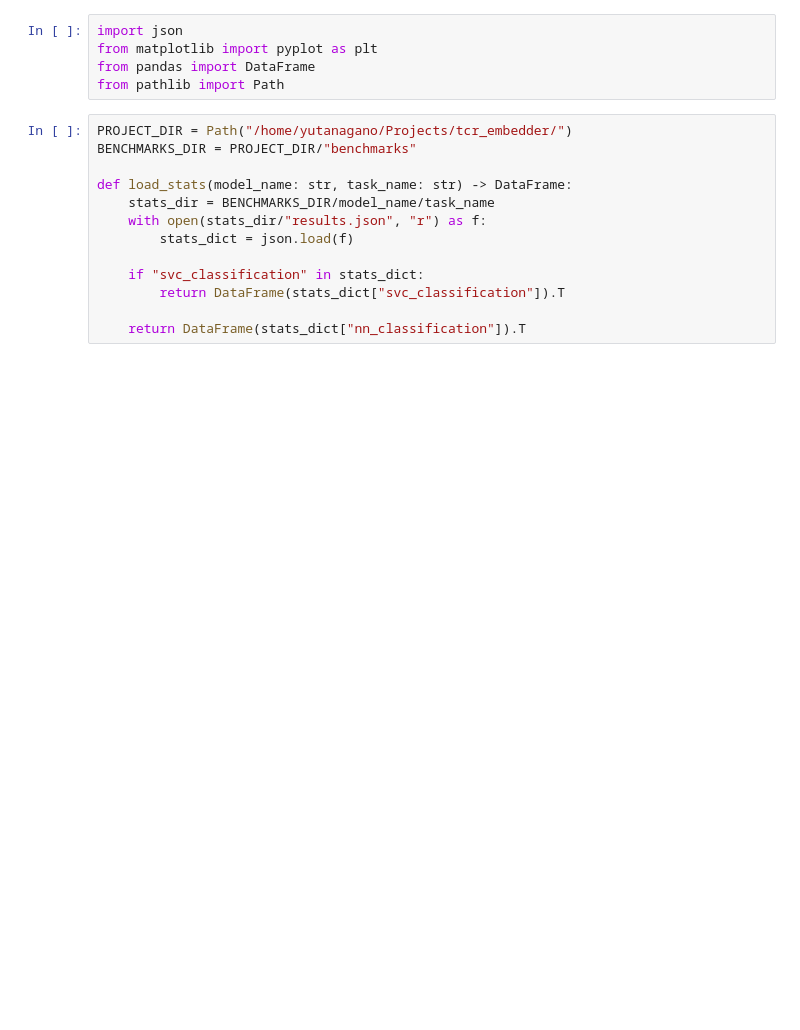
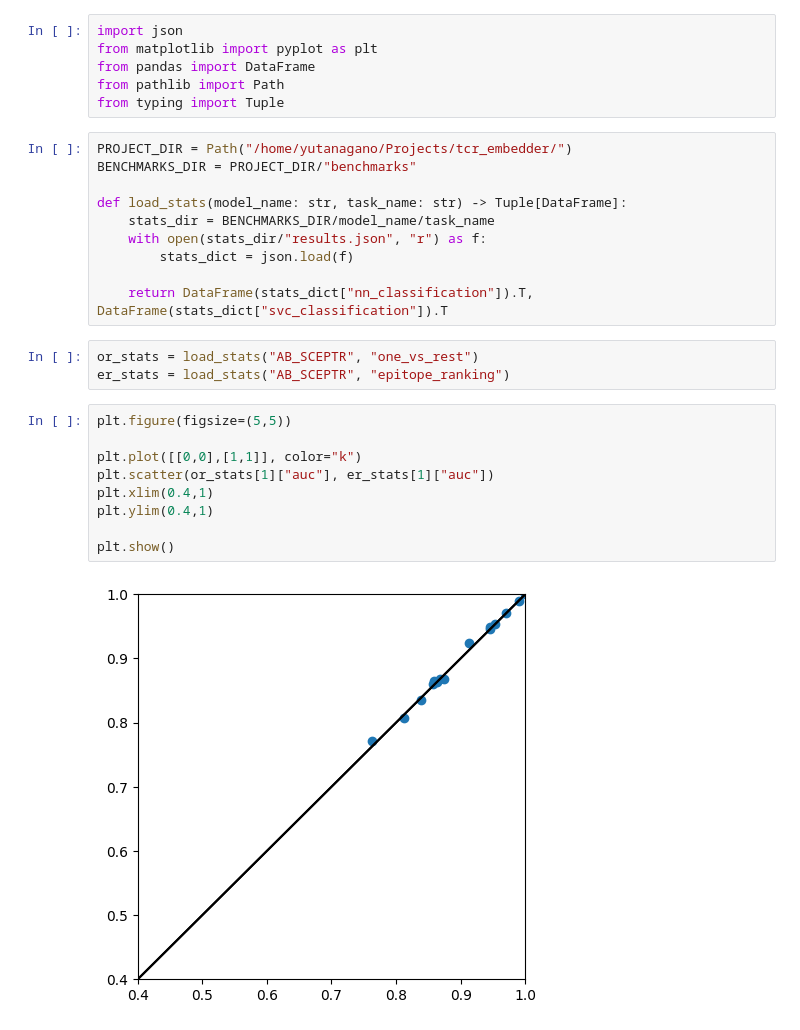
Before and after one commit to yutanagano/tcrlm, a Jupyter notebook: notebooks/analysis/model_comparisons.ipynb, the cells around one changed output. Saved outputs shown, nothing was run; the diff lists cells and outputs as text; blank space fills up the shorter version.

```diff
--- a/notebooks/analysis/model_comparisons.ipynb
+++ b/notebooks/analysis/model_comparisons.ipynb
@@ -3,16 +3,28 @@ import json
 from matplotlib import pyplot as plt
 from pandas import DataFrame
 from pathlib import Path
+from typing import Tuple
 # %%
 PROJECT_DIR = Path("/home/yutanagano/Projects/tcr_embedder/")
 BENCHMARKS_DIR = PROJECT_DIR/"benchmarks"
 
-def load_stats(model_name: str, task_name: str) -> DataFrame:
+def load_stats(model_name: str, task_name: str) -> Tuple[DataFrame]:
     stats_dir = BENCHMARKS_DIR/model_name/task_name
     with open(stats_dir/"results.json", "r") as f:
         stats_dict = json.load(f)
 
-    if "svc_classification" in stats_dict:
-        return DataFrame(stats_dict["svc_classification"]).T
-
-    return DataFrame(stats_dict["nn_classification"]).T
+    return DataFrame(stats_dict["nn_classification"]).T, DataFrame(stats_dict["svc_classification"]).T
+# %%
+or_stats = load_stats("AB_SCEPTR", "one_vs_rest")
+er_stats = load_stats("AB_SCEPTR", "epitope_ranking")
+# %%
+plt.figure(figsize=(5,5))
+
+plt.plot([[0,0],[1,1]], color="k")
+plt.scatter(or_stats[1]["auc"], er_stats[1]["auc"])
+plt.xlim(0.4,1)
+plt.ylim(0.4,1)
+
+plt.show()
+# %% [output]
+[figure, added]
```
Also changed, not shown: parts of 3 cells of this notebook, 1 other file.
